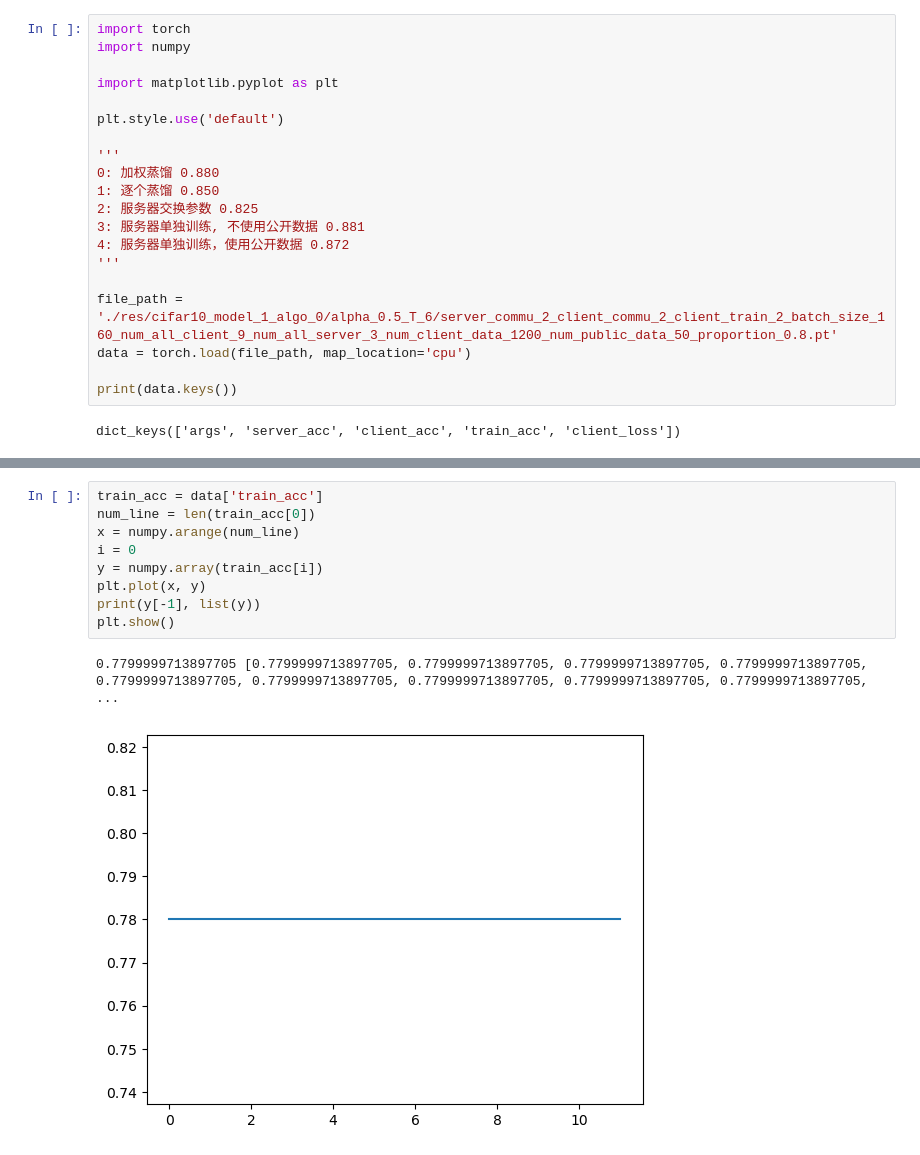
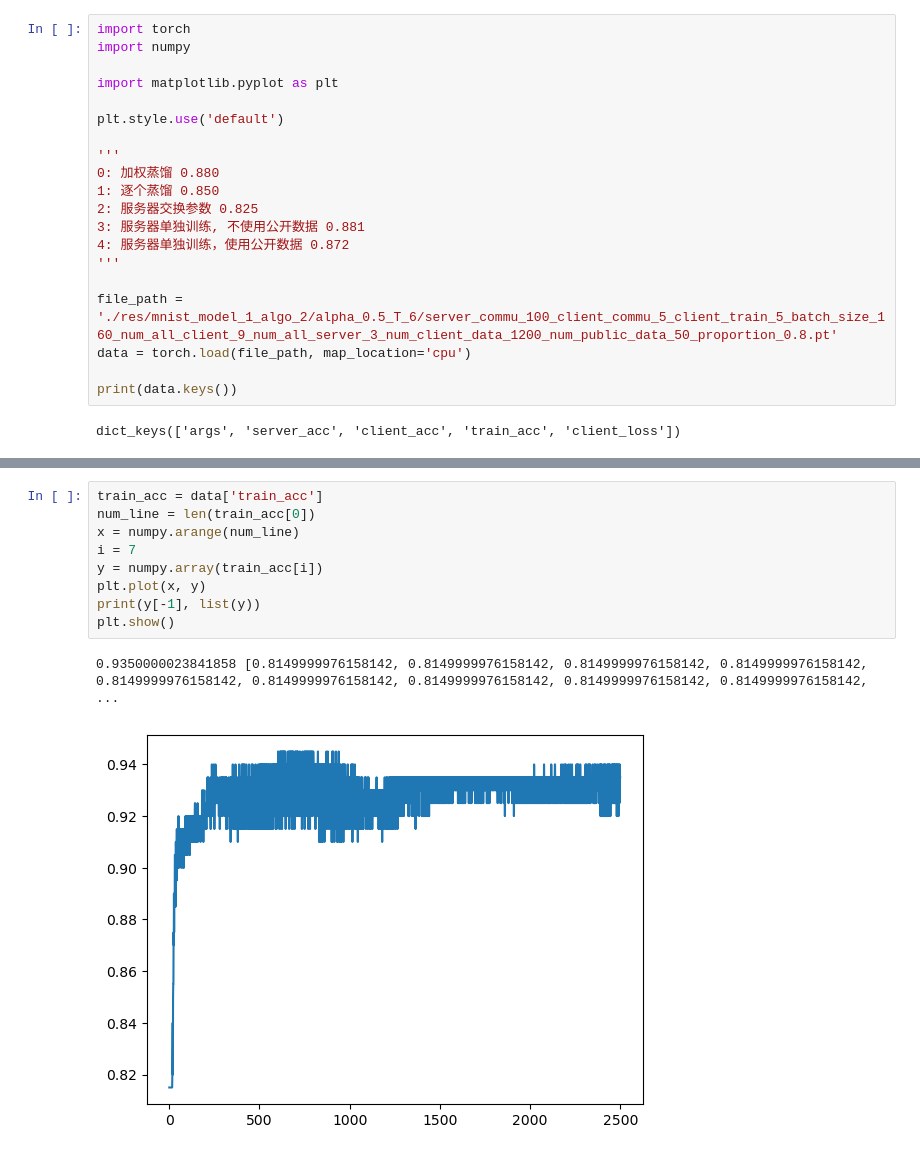
Before and after one commit to Haifeng-Dai/hybrid_fed, a Jupyter notebook: plot.ipynb, the cells around one changed output, grey strips where cells are left out. Drawn from its saved outputs; the diff is of its cells as text.

```diff
--- a/plot.ipynb
+++ b/plot.ipynb
@@ -14,7 +14,7 @@ plt.style.use('default')
 4: 服务器单独训练，使用公开数据 0.872
 '''
 
-file_path = './res/cifar10_model_1_algo_0/alpha_0.5_T_6/server_commu_2_client_commu_2_client_train_2_batch_size_160_num_all_client_9_num_all_server_3_num_client_data_1200_num_public_data_50_proportion_0.8.pt'
+file_path = './res/mnist_model_1_algo_2/alpha_0.5_T_6/server_commu_100_client_commu_5_client_train_5_batch_size_160_num_all_client_9_num_all_server_3_num_client_data_1200_num_public_data_50_proportion_0.8.pt'
 data = torch.load(file_path, map_location='cpu')
 
 print(data.keys())
@@ -60,12 +60,12 @@ plt.show()
 # %%
 train_acc = data['train_acc']
 num_line = len(train_acc[0])
 x = numpy.arange(num_line)
-i = 0
+i = 7
 y = numpy.array(train_acc[i])
 plt.plot(x, y)
 print(y[-1], list(y))
 plt.show()
 # %% [output]
-0.7799999713897705 [0.7799999713897705, 0.7799999713897705, 0.7799999713897705, 0.7799999713897705, 0.7799999713897705, 0.7799999713897705, 0.7799999713897705, 0.7799999713897705, 0.7799999713897705,  ...
+0.9350000023841858 [0.8149999976158142, 0.8149999976158142, 0.8149999976158142, 0.8149999976158142, 0.8149999976158142, 0.8149999976158142, 0.8149999976158142, 0.8149999976158142, 0.8149999976158142,  ...
-[figure, old version]
+[figure, new version]
```
Also changed, not shown: parts of 3 cells of this notebook, 19 other files.
